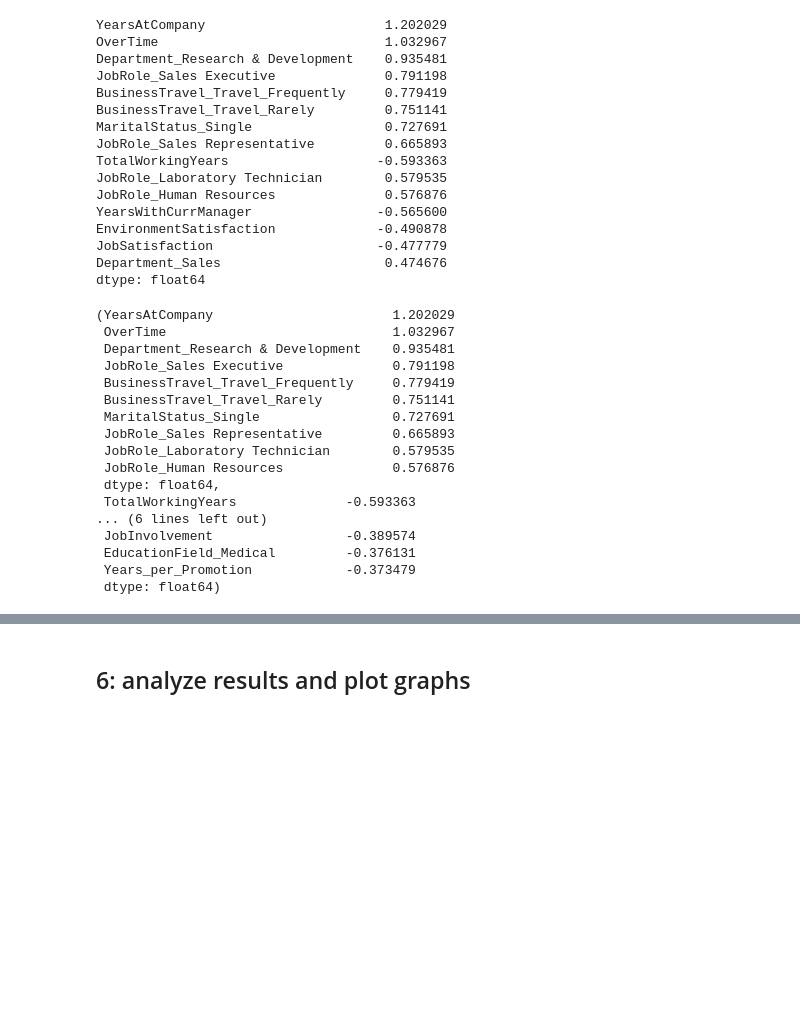
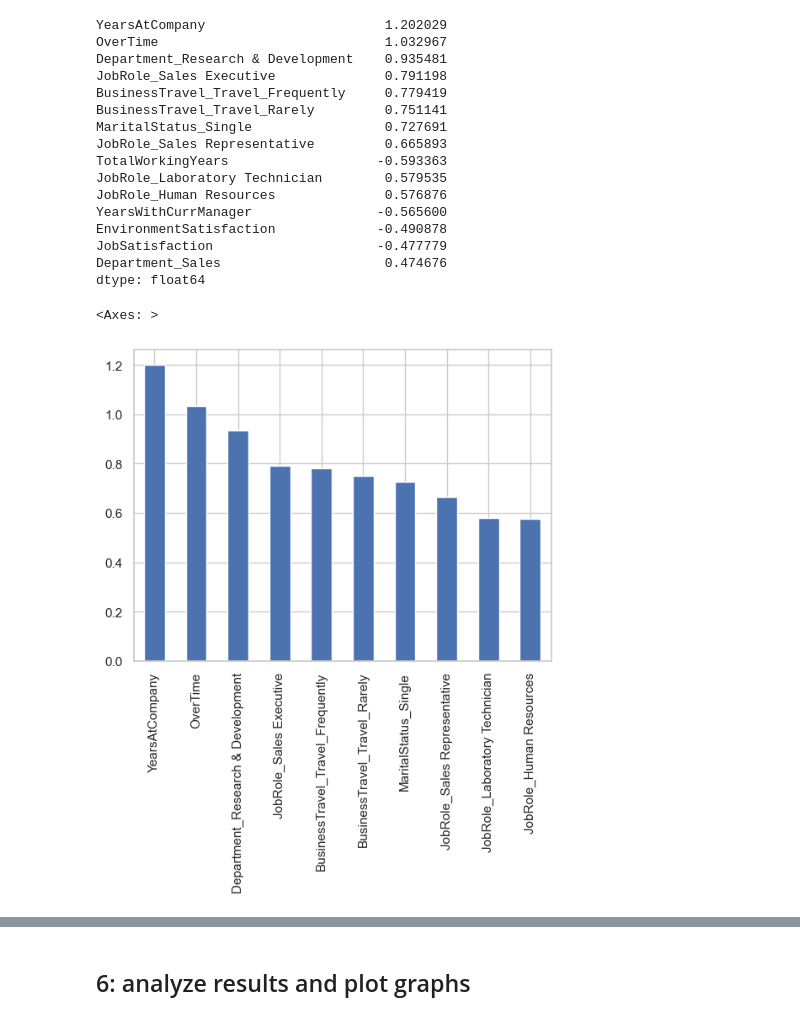
Before and after one commit to Andrew-Hany/employee-attrition-decision-system, a Jupyter notebook: attrition_model.ipynb, the cells around one changed output, grey strips where cells are left out. Drawn from its saved outputs; the diff is of its cells as text; code cells hidden in the pictures; blank space fills up the shorter version.

```diff
--- a/attrition_model.ipynb
+++ b/attrition_model.ipynb
@@ -305,23 +305,8 @@ dtype: float64
 # %%
 top_positive = importance.sort_values(ascending=False).head(10)
 top_negative = importance.sort_values().head(10)
 
-top_positive, top_negative
+top_positive.plot(kind='bar')
 # %% [output]
-(YearsAtCompany                       1.202029
- OverTime                             1.032967
- Department_Research & Development    0.935481
- JobRole_Sales Executive              0.791198
- BusinessTravel_Travel_Frequently     0.779419
- BusinessTravel_Travel_Rarely         0.751141
- MaritalStatus_Single                 0.727691
- JobRole_Sales Representative         0.665893
- JobRole_Laboratory Technician        0.579535
- JobRole_Human Resources              0.576876
- dtype: float64,
- TotalWorkingYears              -0.593363
-... (6 lines left out)
- JobInvolvement                 -0.389574
- EducationField_Medical         -0.376131
- Years_per_Promotion            -0.373479
- dtype: float64)
+<Axes: >
+[figure, added]
```
Also changed, not shown: parts of 5 cells of this notebook.
